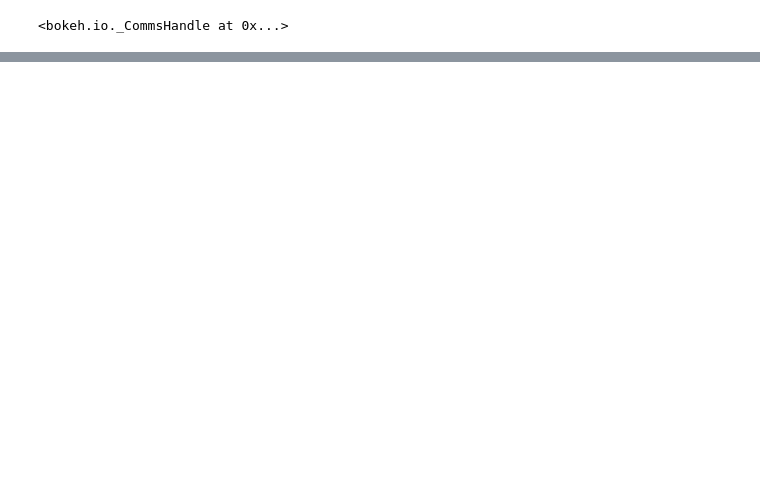
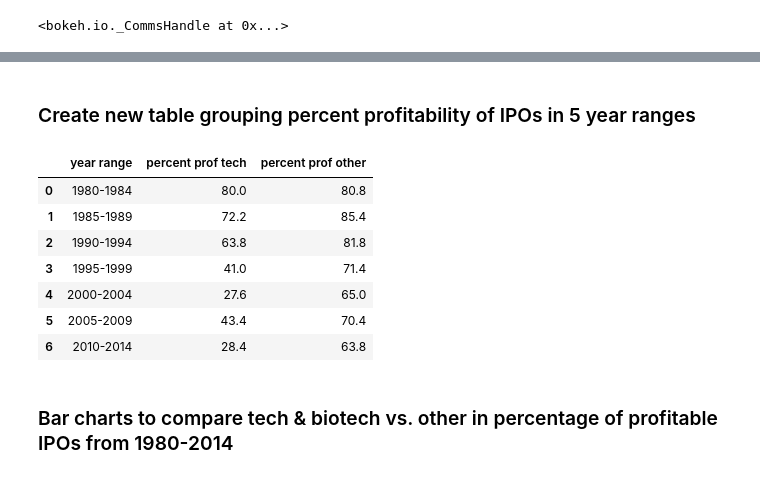
Before and after one commit to nicolezhu/ipos-viz, a Jupyter notebook: IPOs.ipynb, the cells around one changed output, grey strips where cells are left out. Saved outputs shown, nothing was run; the diff lists cells and outputs as text; code cells hidden in the pictures; blank space fills up the shorter version.

Commit message:
group ipo data in five year increments, make bar charts

```diff
--- a/IPOs.ipynb
+++ b/IPOs.ipynb
@@ -214,0 +207,42 @@ show(p)
+# %% [markdown]
+### Create new table grouping percent profitability of IPOs in 5 year ranges
+# %%
+start = 1980
+end = 1984
+percent_prof_tech = 0
+percent_prof_other = 0
+year_range = []
+tech_data = []
+other_data = []
+
+for pos, i in enumerate(ipos["year"].tolist(), 0):
+    percent_prof_tech += ipos["percentprof_tech"][pos]
+    percent_prof_other += ipos["percentprof_other"][pos]
+    if (pos+1) % 5 == 0:
+        year_range.append("%s-%s" % (start,end))
+        start += 5
+        end += 5
+        tech_data.append((percent_prof_tech / 500) * 100)
+        other_data.append((percent_prof_other / 500) * 100)
+        percent_prof_tech = 0
+        percent_prof_other = 0
+
+d = {'year range': pd.Series(year_range),
+     'percent prof other': pd.Series(other_data),
+     'percent prof tech': pd.Series(tech_data)
+    }
+
+grouped_years = pd.DataFrame(d)
+grouped_years = grouped_years[grouped_years.columns[::-1]]
+grouped_years
+# %% [output]
+|  | year range | percent prof tech | percent prof other |
+| 0 | 1980-1984 | 80.0 | 80.8 |
+| 1 | 1985-1989 | 72.2 | 85.4 |
+| 2 | 1990-1994 | 63.8 | 81.8 |
+| 3 | 1995-1999 | 41.0 | 71.4 |
+| 4 | 2000-2004 | 27.6 | 65.0 |
+| 5 | 2005-2009 | 43.4 | 70.4 |
+| 6 | 2010-2014 | 28.4 | 63.8 |
+# %% [markdown]
+### Bar charts to compare tech & biotech vs. other in percentage of profitable IPOs from 1980-2014
```
Also changed, not shown: parts of 10 cells of this notebook.
